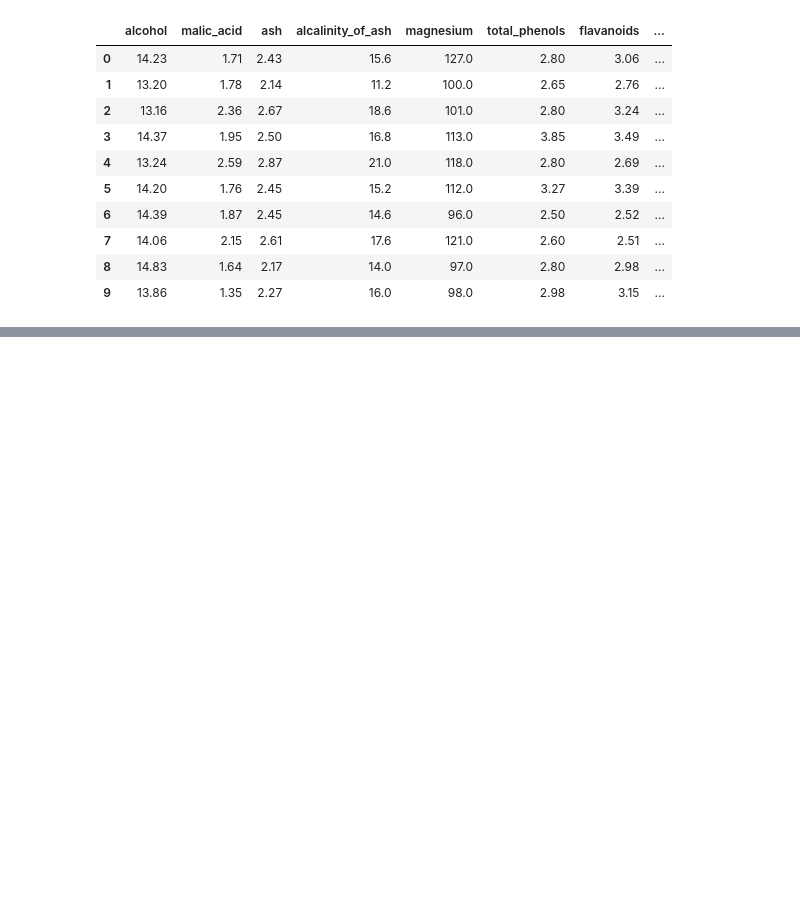
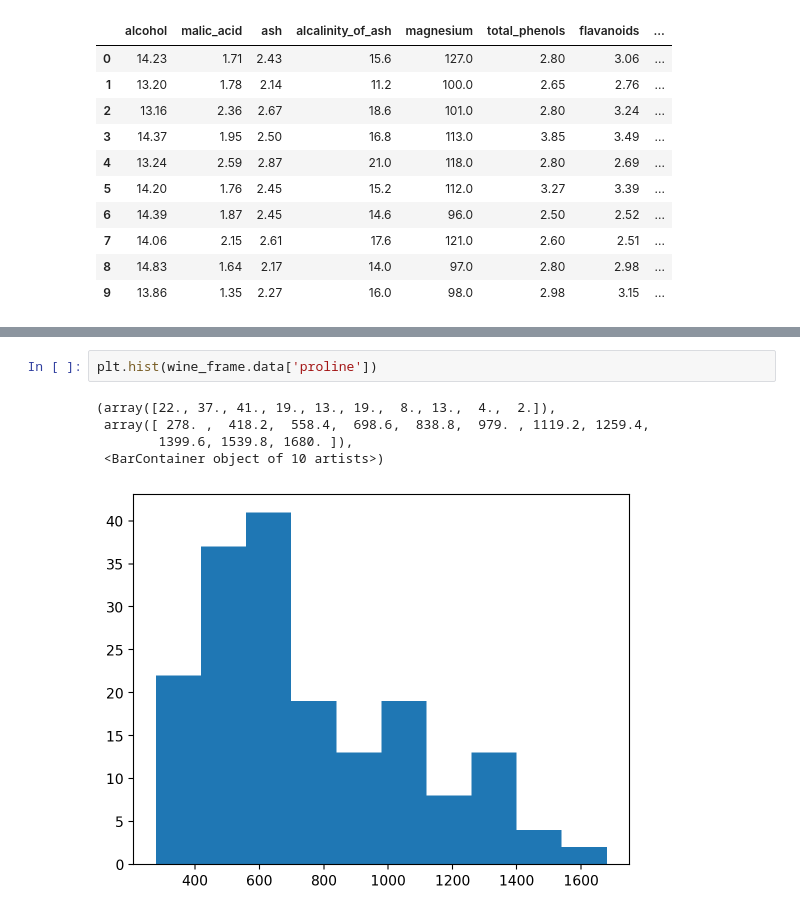
Before and after one commit to billygogo/aiffel_exploration, a Jupyter notebook: aiffel_exploration/Wine 데이타 깊이 보기.ipynb, the cells around one changed output, grey strips where cells are left out. Cells and saved outputs as stored; diff of their text form; blank space fills up the shorter version.

```diff
--- a/aiffel_exploration/Wine 데이타 깊이 보기.ipynb
+++ b/aiffel_exploration/Wine 데이타 깊이 보기.ipynb
@@ -102,0 +159,8 @@ wine_frame.data.iloc[:10,]
+# %%
+plt.hist(wine_frame.data['proline'])
+# %% [output]
+(array([22., 37., 41., 19., 13., 19.,  8., 13.,  4.,  2.]),
+ array([ 278. ,  418.2,  558.4,  698.6,  838.8,  979. , 1119.2, 1259.4,
+        1399.6, 1539.8, 1680. ]),
+ <BarContainer object of 10 artists>)
+[figure, added]
```
Also changed, not shown: parts of 19 cells of this notebook, 1 other file.
